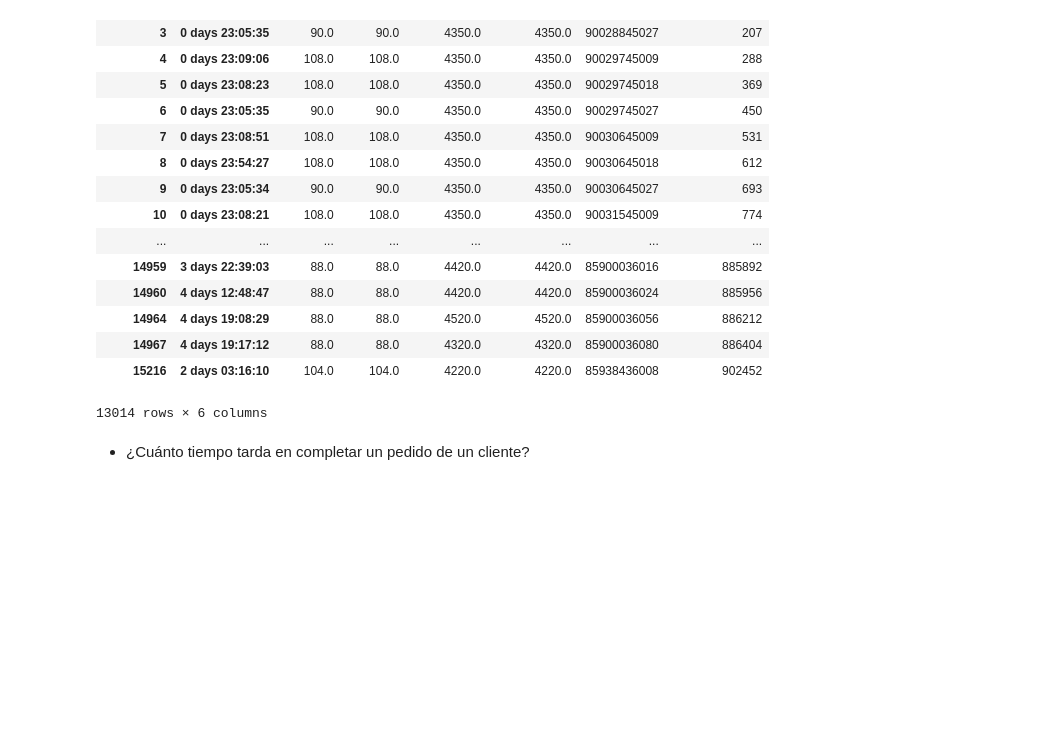
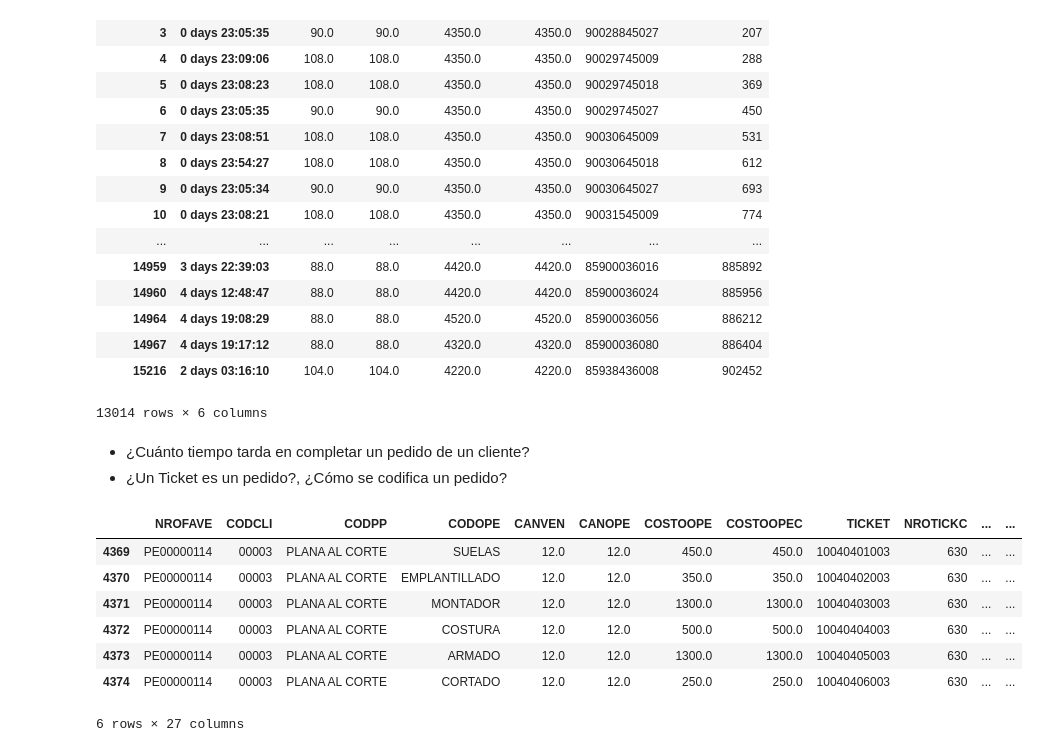
Before and after one commit to ambigus9/alma_canela, a Jupyter notebook: Tareas y Tickets.ipynb, the cells around one changed output. Drawn from its saved outputs; the diff is of its cells as text; code cells hidden in the pictures; blank space fills up the shorter version.

```diff
--- a/Tareas y Tickets.ipynb
+++ b/Tareas y Tickets.ipynb
@@ -845,3 +850,15 @@ df_filtrado.groupby(["NROTICKC","TIMEDIF"]).sum()
 13014 rows × 6 columns
 # %% [markdown]
 + ¿Cuánto tiempo tarda en completar un pedido de un cliente?
++ ¿Un Ticket es un pedido?, ¿Cómo se codifica un pedido?
+# %%
+df_filtrado[(df_filtrado['CODCLI'].str.contains("00003")) & (df_filtrado['NROTICKC'] == 630)]
+# %% [output]
+|  | NROFAVE | CODCLI | CODPP | CODOPE | CANVEN | CANOPE | COSTOOPE | COSTOOPEC | TICKET | NROTICKC | ... | ... |
+| 4369 | PE00000114 | 00003 | PLANA AL CORTE | SUELAS | 12.0 | 12.0 | 450.0 | 450.0 | 10040401003 | 630 | ... | ... |
+| 4370 | PE00000114 | 00003 | PLANA AL CORTE | EMPLANTILLADO | 12.0 | 12.0 | 350.0 | 350.0 | 10040402003 | 630 | ... | ... |
+| 4371 | PE00000114 | 00003 | PLANA AL CORTE | MONTADOR | 12.0 | 12.0 | 1300.0 | 1300.0 | 10040403003 | 630 | ... | ... |
+| 4372 | PE00000114 | 00003 | PLANA AL CORTE | COSTURA | 12.0 | 12.0 | 500.0 | 500.0 | 10040404003 | 630 | ... | ... |
+| 4373 | PE00000114 | 00003 | PLANA AL CORTE | ARMADO | 12.0 | 12.0 | 1300.0 | 1300.0 | 10040405003 | 630 | ... | ... |
+| 4374 | PE00000114 | 00003 | PLANA AL CORTE | CORTADO | 12.0 | 12.0 | 250.0 | 250.0 | 10040406003 | 630 | ... | ... |
+6 rows × 27 columns
```
Also changed, not shown: parts of 7 cells of this notebook.
